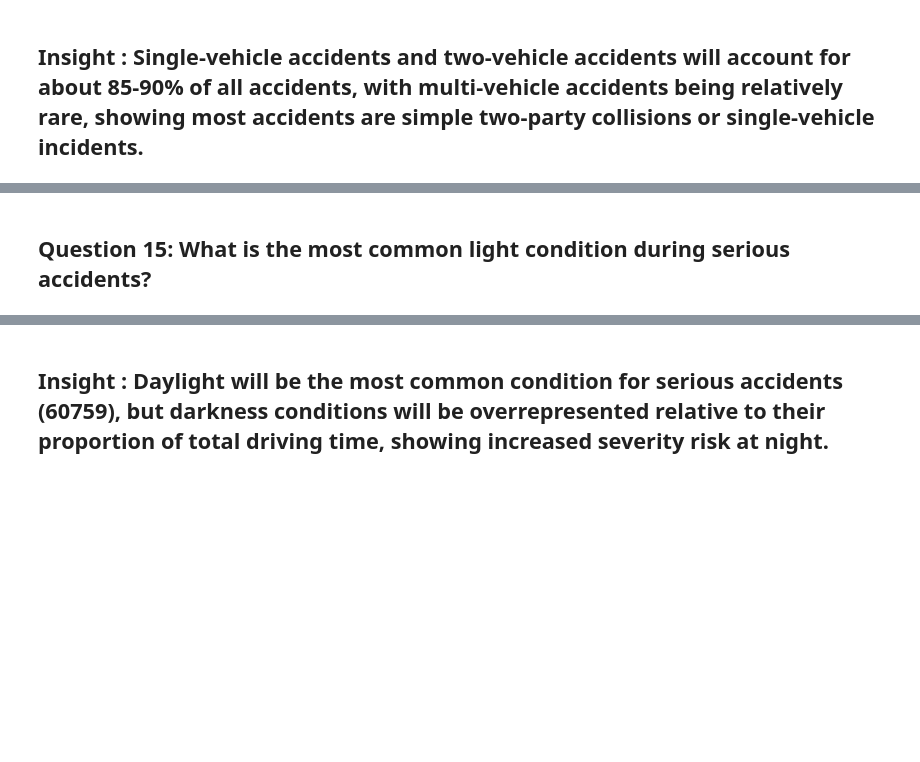
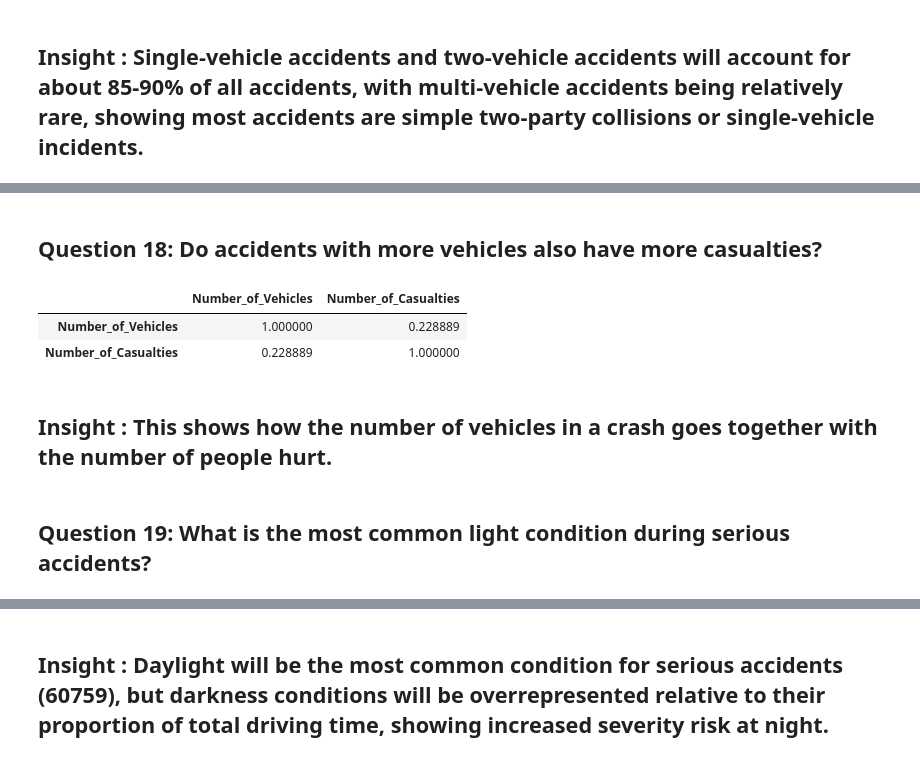
Before and after one commit to pasapak-sayo/ELEC303-DataAnalytics, a Jupyter notebook: ITELEC303/activity2.ipynb, the cells around one changed output, grey strips where cells are left out. Saved outputs shown, nothing was run; the diff lists cells and outputs as text; code cells hidden in the pictures; blank space fills up the shorter version.

```diff
--- a/ITELEC303/activity2.ipynb
+++ b/ITELEC303/activity2.ipynb
@@ -405,4 +441,14 @@ Name: Number_of_Casualties, dtype: float64
+# %% [markdown]
+<h2>Question 18: Do accidents with more vehicles also have more casualties?</h2>
+# %%
+uk_accidents[['Number_of_Vehicles', 'Number_of_Casualties']].dropna().corr()
+# %% [output]
+|  | Number_of_Vehicles | Number_of_Casualties |
+| Number_of_Vehicles | 1.000000 | 0.228889 |
+| Number_of_Casualties | 0.228889 | 1.000000 |
+# %% [markdown]
+<h2>Insight : This shows how the number of vehicles in a crash goes together with the number of people hurt. </h2>
 # %% [markdown]
-<h2>Question 15: What is the most common light condition during serious accidents?</h2>
+<h2>Question 19: What is the most common light condition during serious accidents?</h2>
 # %%
 uk_accidents[uk_accidents['Accident_Severity'] == 'Serious']['Light_Conditions'].value_counts()
```
Also changed, not shown: parts of 44 cells of this notebook.
